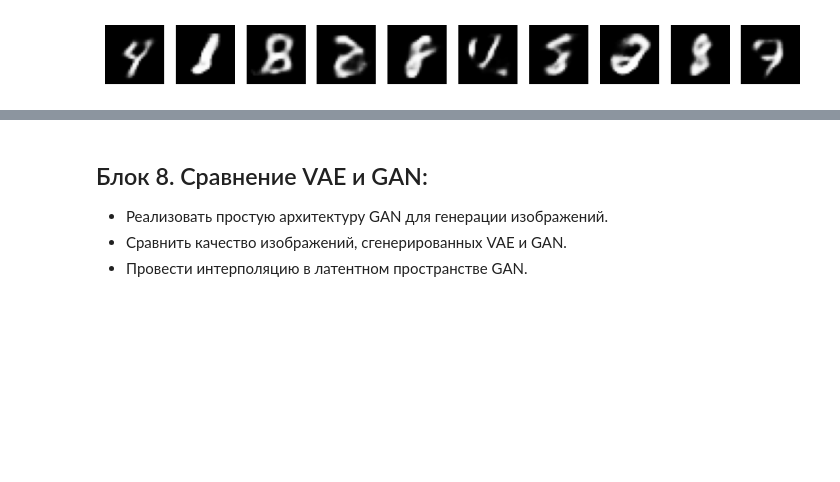
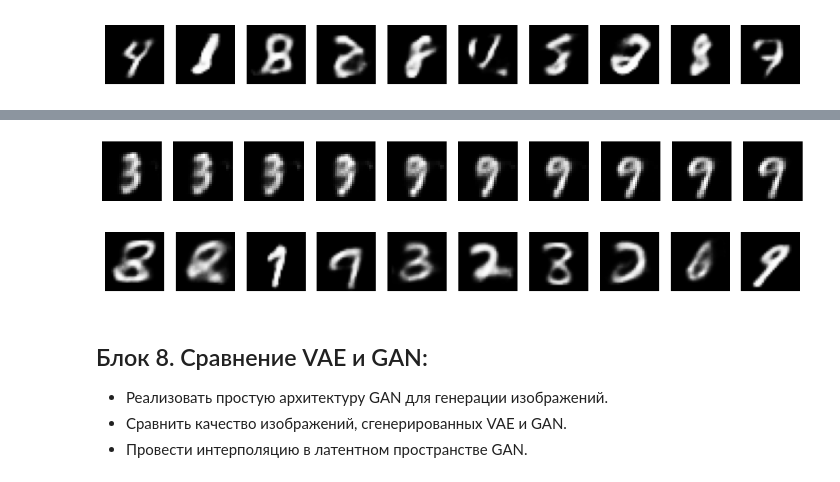
Before and after one commit to MIAJoolio/DL_labs, a Jupyter notebook: lab_4.ipynb, the cells around one changed output, grey strips where cells are left out. Drawn from its saved outputs; the diff is of its cells as text; code cells hidden in the pictures; blank space fills up the shorter version.

```diff
--- a/lab_4.ipynb
+++ b/lab_4.ipynb
@@ -707,3 +661,58 @@ plt.show()
+# %%
+def interpolate(model, z1, z2, num_steps=10):
+    """
+    Интерполяция между двумя точками латентного пространства.
+    """
+    model.eval()
+    with torch.no_grad():
+        # Линейная интерполяция
+        weights = np.linspace(0, 1, num_steps)
+        interpolated_images = []
+        for w in weights:
+            z = w * z1 + (1 - w) * z2  # Интерполяция
+            img = model.decode(z).cpu()
+            interpolated_images.append(img)
+
+    # Визуализация
+    plt.figure(figsize=(15, 2))
+    for i, img in enumerate(interpolated_images):
+        plt.subplot(1, num_steps, i+1)
+        plt.imshow(img.view(28, 28), cmap='gray')
+        plt.axis('off')
+    plt.show()
+
+# Пример использования
+z1 = torch.randn(1, 32).to(device)  # Первая точка
+z2 = torch.randn(1, 32).to(device)  # Вторая точка
+interpolate(model_vae, z1, z2, num_steps=10)
+# %% [output]
+[figure, added]
+# %%
+def add_noise_and_generate(model, z, noise_std=0.1):
+    """
+    Добавление шума в латентное пространство и генерация изображений.
+    """
+    model.eval()
+    with torch.no_grad():
+        # Добавляем шум
+        noise = torch.randn_like(z) * noise_std
+        z_noisy = z + noise
+        # Декодируем
+        generated_images = model.decode(z_noisy).cpu()
+
+    # Визуализация
+    plt.figure(figsize=(10, 2))
+    for i in range(len(z)):
+        plt.subplot(1, len(z), i+1)
+        plt.imshow(generated_images[i].view(28, 28), cmap='gray')
+        plt.axis('off')
+    plt.show()
+
+# Пример использования
+z = torch.randn(10, 32).to(device)  # Точки в латентном пространстве
+add_noise_and_generate(model_vae, z, noise_std=0.2)
+# %% [output]
+[figure, added]
 # %% [markdown]
 ## Блок 8. Сравнение VAE и GAN:
 * Реализовать простую архитектуру GAN для генерации изображений.
```
Also changed, not shown: parts of 13 cells of this notebook, 1 other file.
